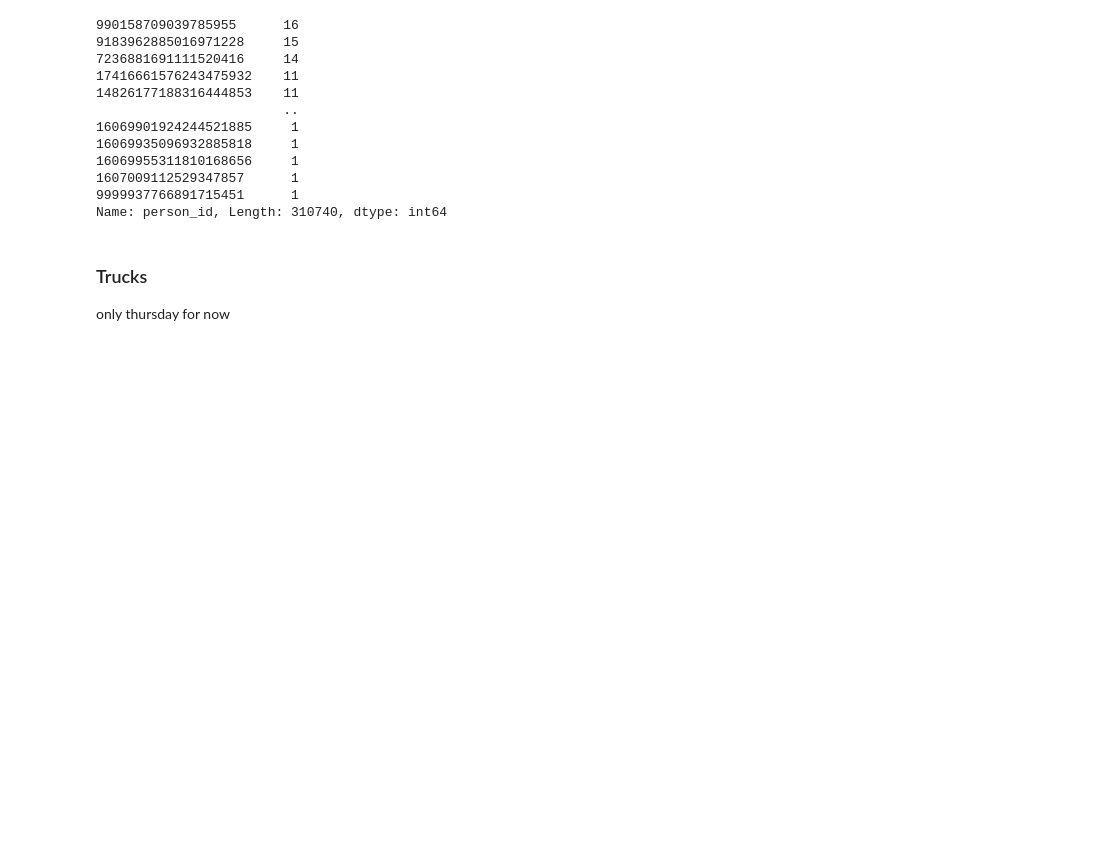
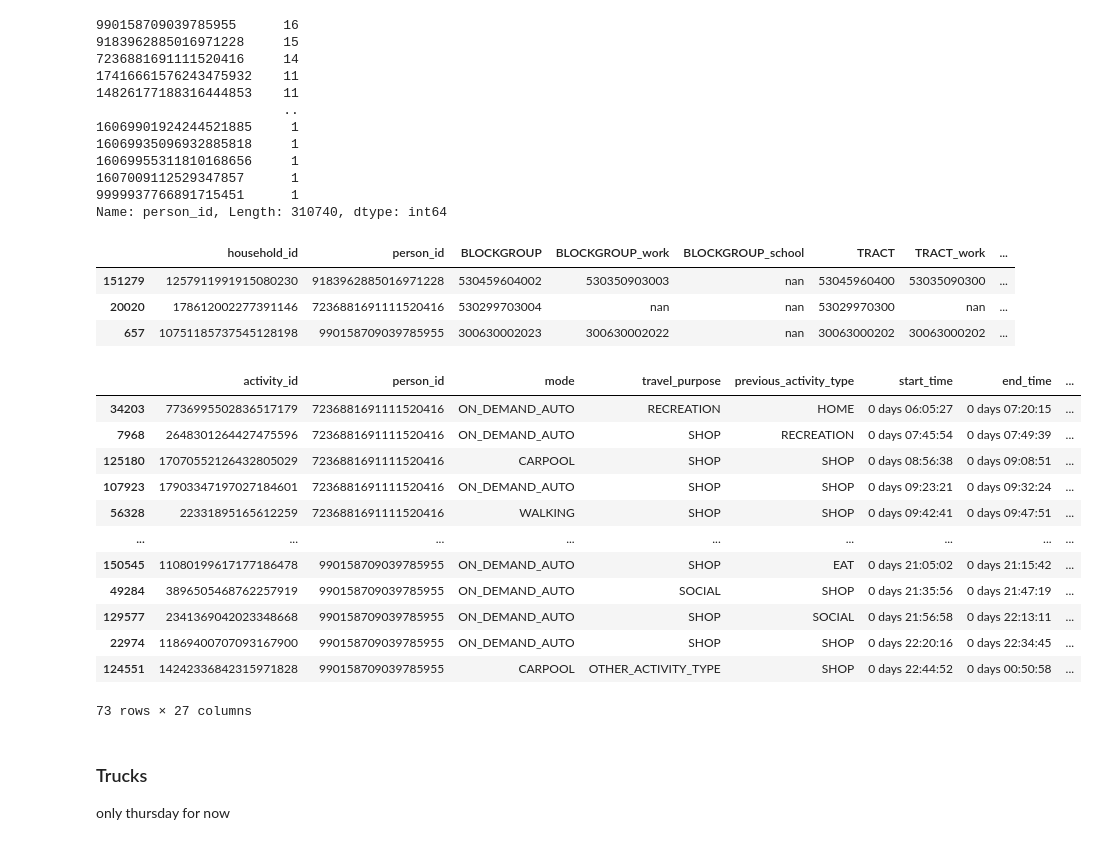
Before and after one commit to rmi-mobility-data-science/replicaEVSE, a Jupyter notebook: notebooks/explore_trip_data.ipynb, the cells around one changed output. Saved outputs shown, nothing was run; the diff lists cells and outputs as text; code cells hidden in the pictures; blank space fills up the shorter version.

```diff
--- a/notebooks/explore_trip_data.ipynb
+++ b/notebooks/explore_trip_data.ipynb
@@ -41,6 +68,34 @@ ubers['person_id'].value_counts().compute()
 1607009112529347857      1
 9999937766891715451      1
 Name: person_id, Length: 310740, dtype: int64
+# %%
+ubers_with_lots_of_trips = ['990158709039785955', '9183962885016971228', '7236881691111520416']
+
+most_uber_persons_pop = pop_ddf.loc[pop_ddf['person_id'].isin(ubers_with_lots_of_trips)].compute()
+most_uber_persons_trip = trip_thu_ddf.loc[trip_thu_ddf['person_id'].isin(ubers_with_lots_of_trips)].sort_values(['person_id', 'start_time']).compute()
+# %%
+most_uber_persons_pop
+# %% [output]
+|  | household_id | person_id | BLOCKGROUP | BLOCKGROUP_work | BLOCKGROUP_school | TRACT | TRACT_work | ... |
+| 151279 | 1257911991915080230 | 9183962885016971228 | 530459604002 | 530350903003 | nan | 53045960400 | 53035090300 | ... |
+| 20020 | 178612002277391146 | 7236881691111520416 | 530299703004 | nan | nan | 53029970300 | nan | ... |
+| 657 | 10751185737545128198 | 990158709039785955 | 300630002023 | 300630002022 | nan | 30063000202 | 30063000202 | ... |
+# %%
+most_uber_persons_trip
+# %% [output]
+|  | activity_id | person_id | mode | travel_purpose | previous_activity_type | start_time | end_time | ... |
+| 34203 | 7736995502836517179 | 7236881691111520416 | ON_DEMAND_AUTO | RECREATION | HOME | 0 days 06:05:27 | 0 days 07:20:15 | ... |
+| 7968 | 2648301264427475596 | 7236881691111520416 | ON_DEMAND_AUTO | SHOP | RECREATION | 0 days 07:45:54 | 0 days 07:49:39 | ... |
+| 125180 | 17070552126432805029 | 7236881691111520416 | CARPOOL | SHOP | SHOP | 0 days 08:56:38 | 0 days 09:08:51 | ... |
+| 107923 | 17903347197027184601 | 7236881691111520416 | ON_DEMAND_AUTO | SHOP | SHOP | 0 days 09:23:21 | 0 days 09:32:24 | ... |
+| 56328 | 22331895165612259 | 7236881691111520416 | WALKING | SHOP | SHOP | 0 days 09:42:41 | 0 days 09:47:51 | ... |
+| ... | ... | ... | ... | ... | ... | ... | ... | ... |
+| 150545 | 11080199617177186478 | 990158709039785955 | ON_DEMAND_AUTO | SHOP | EAT | 0 days 21:05:02 | 0 days 21:15:42 | ... |
+| 49284 | 3896505468762257919 | 990158709039785955 | ON_DEMAND_AUTO | SOCIAL | SHOP | 0 days 21:35:56 | 0 days 21:47:19 | ... |
+| 129577 | 2341369042023348668 | 990158709039785955 | ON_DEMAND_AUTO | SHOP | SOCIAL | 0 days 21:56:58 | 0 days 22:13:11 | ... |
+| 22974 | 11869400707093167900 | 990158709039785955 | ON_DEMAND_AUTO | SHOP | SHOP | 0 days 22:20:16 | 0 days 22:34:45 | ... |
+| 124551 | 14242336842315971828 | 990158709039785955 | CARPOOL | OTHER_ACTIVITY_TYPE | SHOP | 0 days 22:44:52 | 0 days 00:50:58 | ... |
+73 rows × 27 columns
 # %% [markdown]
 ### Trucks
 only thursday for now
```
Also changed, not shown: parts of 5 cells of this notebook, 1 other file.
